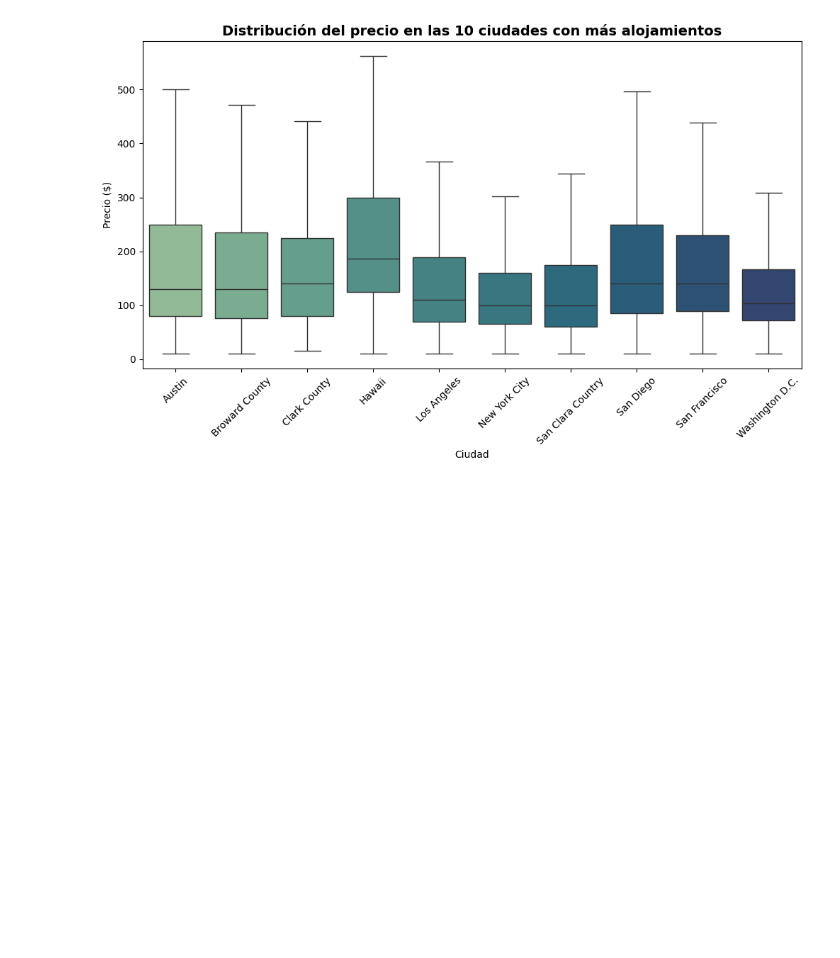
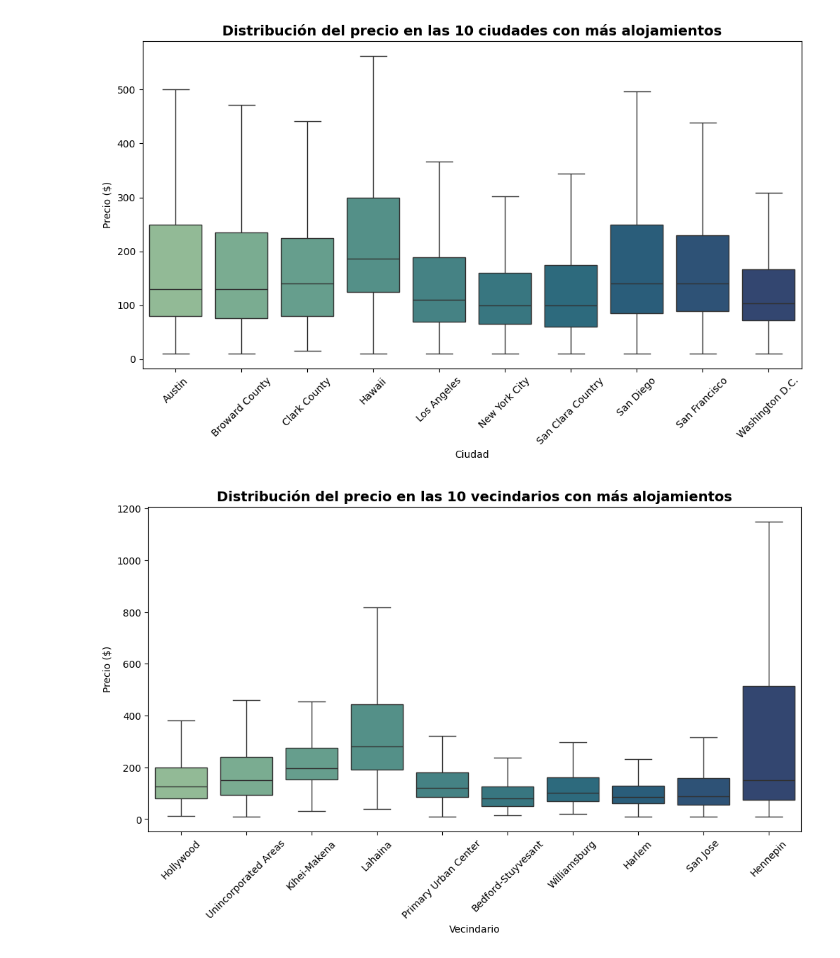
Before and after one commit to HaloReach2552/Proyecto-Data-Science-Airbnb, a Jupyter notebook: proyecto.ipynb, the cells around one changed output. Saved outputs shown, nothing was run; the diff lists cells and outputs as text; code cells hidden in the pictures; blank space fills up the shorter version.

```diff
--- a/proyecto.ipynb
+++ b/proyecto.ipynb
@@ -226,3 +226,21 @@ plt.xticks(rotation=45)
 plt.show()
 # %% [output]
 [figure]
+# %%
+# 10 ciudades con más alojamientos
+top_ciudades = datos['neighbourhood'].value_counts().head(10).index
+
+df_top = datos[datos['neighbourhood'].isin(top_ciudades)]
+
+plt.figure(figsize=(12,6))
+sns.boxplot(data=df_top, x='neighbourhood', y='price', showfliers=False, palette= "crest")
+
+plt.title('Distribución del precio en las 10 vecindarios con más alojamientos',
+          fontsize=14, fontweight='bold')
+plt.xlabel('Vecindario')
+plt.ylabel('Precio ($)')
+plt.xticks(rotation=45)
+
+plt.show()
+# %% [output]
+[figure, added]
```
Also changed, not shown: parts of 1 cell of this notebook.
